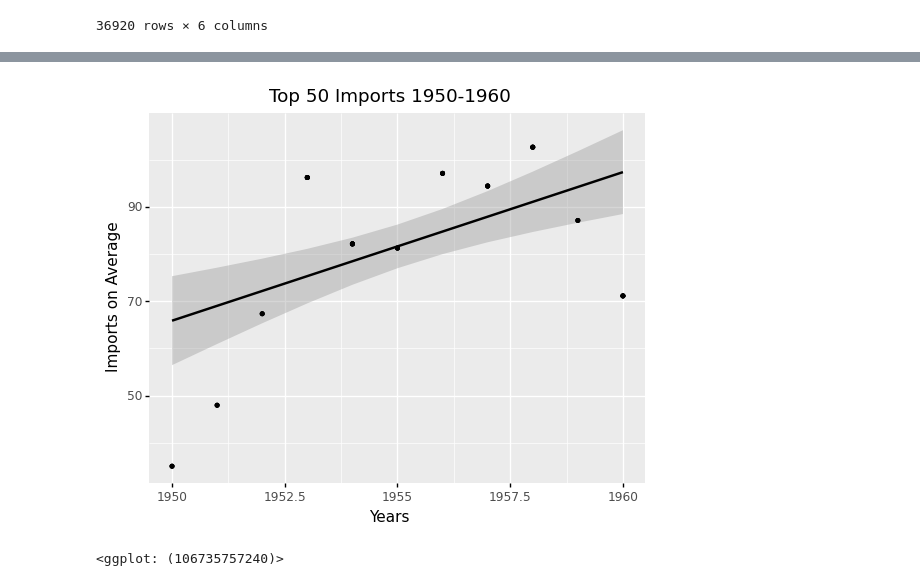
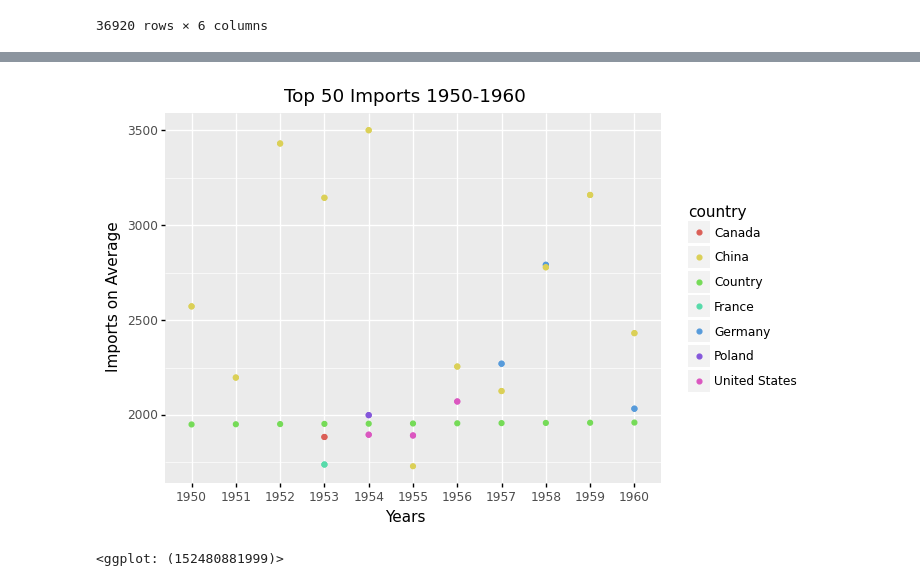
Before and after one commit to jmjames37/PokemonResearch, a Jupyter notebook: Josh_Work.ipynb, the cells around one changed output, grey strips where cells are left out. Saved outputs shown, nothing was run; the diff lists cells and outputs as text; code cells hidden in the pictures.

```diff
--- a/Josh_Work.ipynb
+++ b/Josh_Work.ipynb
@@ -291,13 +346,13 @@ ggplot(aes(x='year', y='year_avg_imports', color='country'), data=top_50_1950_19
 # %%
-top_50_1950_1960['year'] = top_50_1950_1960['year'].astype(int)
+top_50_1950_1960['year'] = top_50_1950_1960['year'].astype(str)
 
-ggplot(aes(x='year', y='year_avg_imports'), data=top_50_1950_1960) + stat_smooth(method="lm") + geom_point(size=1) +\
+ggplot(aes(x='year', y='imports'), data=top_50_1950_1960) + geom_point(aes(color='country')) +\
     labs(title="Top 50 Imports 1950-1960",
          x = "Years",
          y = "Imports on Average")
 # %% [output]
-[figure, old version]
+[figure, new version]
-<ggplot: (106735757240)>
+<ggplot: (152480881999)>
 # %%
 #================================================
 #================= 1960-1970 ====================
```
Also changed, not shown: parts of 17 cells of this notebook, 1 other file.
